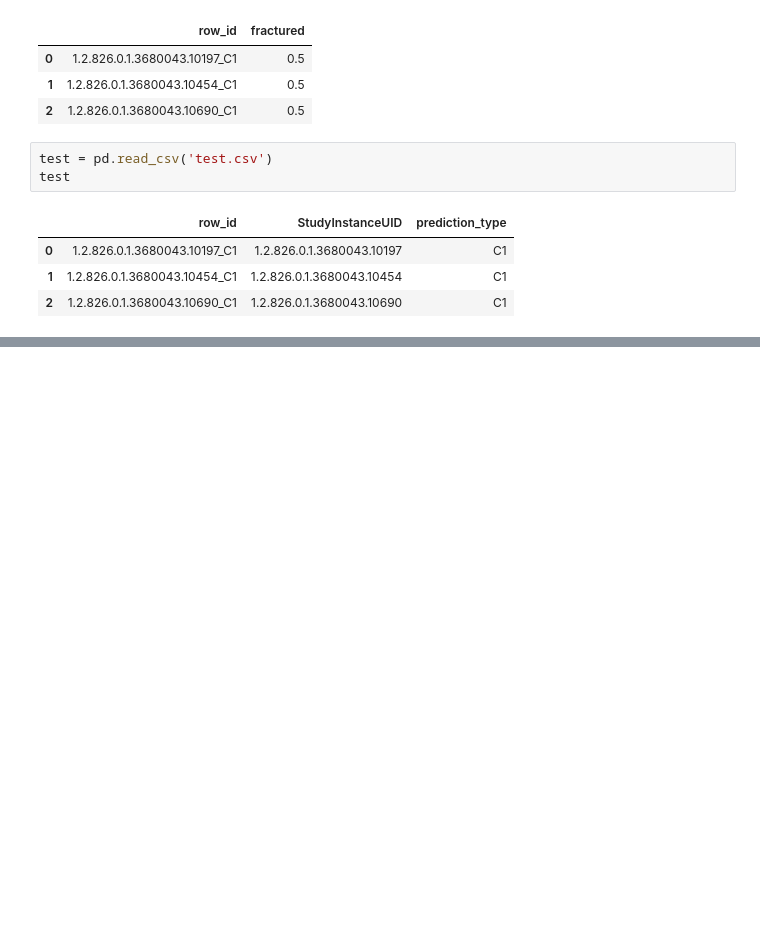
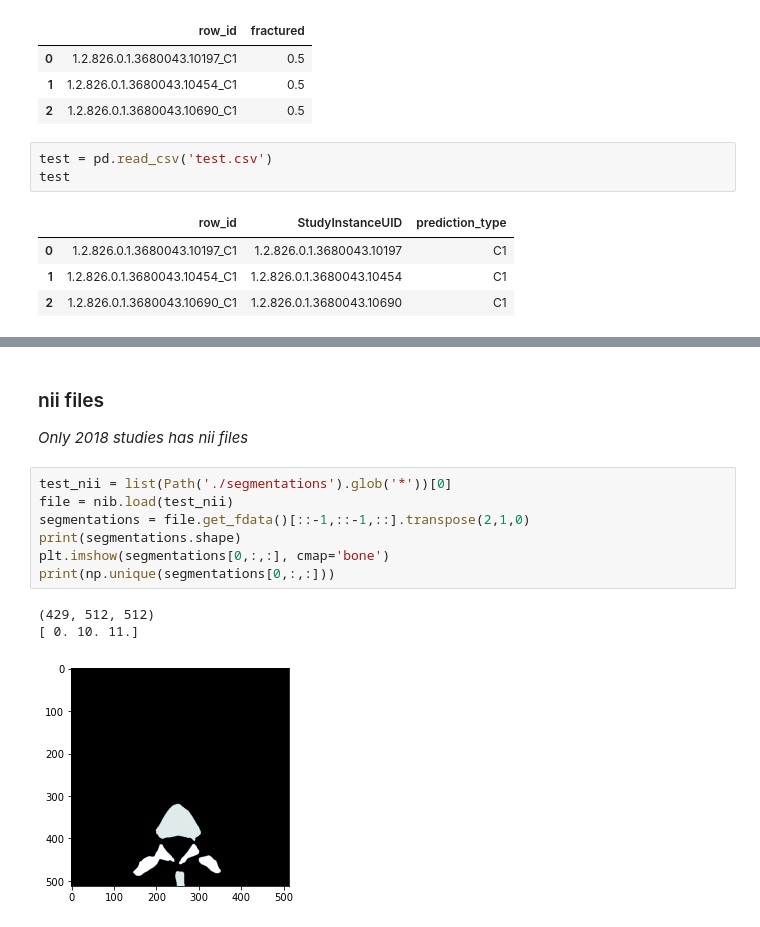
Before and after one commit to jukdang/AI_repo, a Jupyter notebook: RSNA 2022 Cervical Spine Fracture Detection/rsna-2022-cervical-spine-fracture-detection.ipynb, the cells around one changed output, grey strips where cells are left out. Cells and saved outputs as stored; diff of their text form; blank space fills up the shorter version.

```diff
--- a/RSNA 2022 Cervical Spine Fracture Detection/rsna-2022-cervical-spine-fracture-detection.ipynb
+++ b/RSNA 2022 Cervical Spine Fracture Detection/rsna-2022-cervical-spine-fracture-detection.ipynb
@@ -117,0 +142,14 @@ plt.imshow(image, cmap = plt.cm.gray)
+# %% [markdown]
+### nii files
+*Only 2018 studies has nii files*
+# %%
+test_nii = list(Path('./segmentations').glob('*'))[0]
+file = nib.load(test_nii)
+segmentations = file.get_fdata()[::-1,::-1,::].transpose(2,1,0)
+print(segmentations.shape)
+plt.imshow(segmentations[0,:,:], cmap='bone')
+print(np.unique(segmentations[0,:,:]))
+# %% [output]
+(429, 512, 512)
+[ 0. 10. 11.]
+[figure, added]
```
Also changed, not shown: parts of 11 cells of this notebook.
